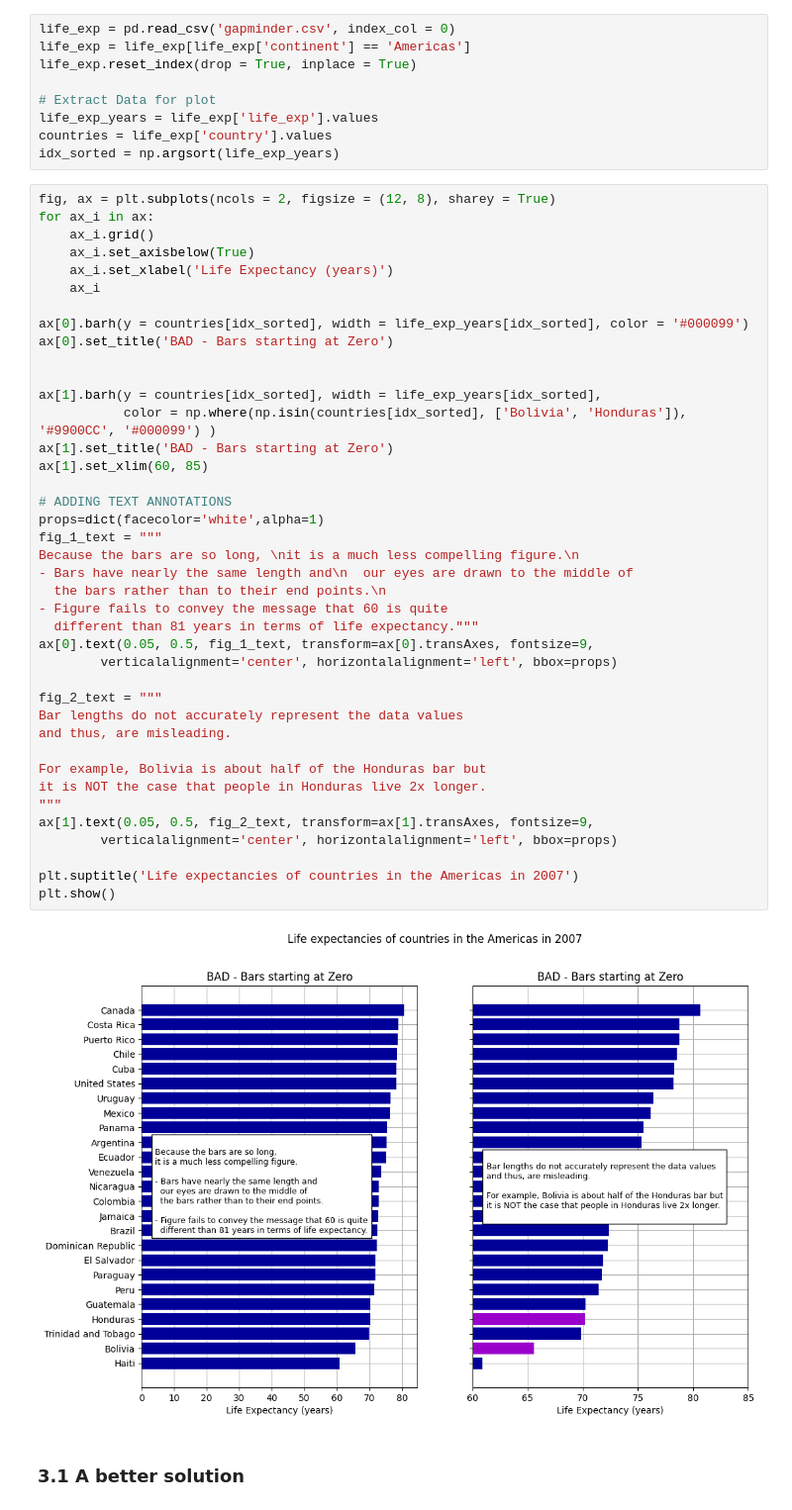
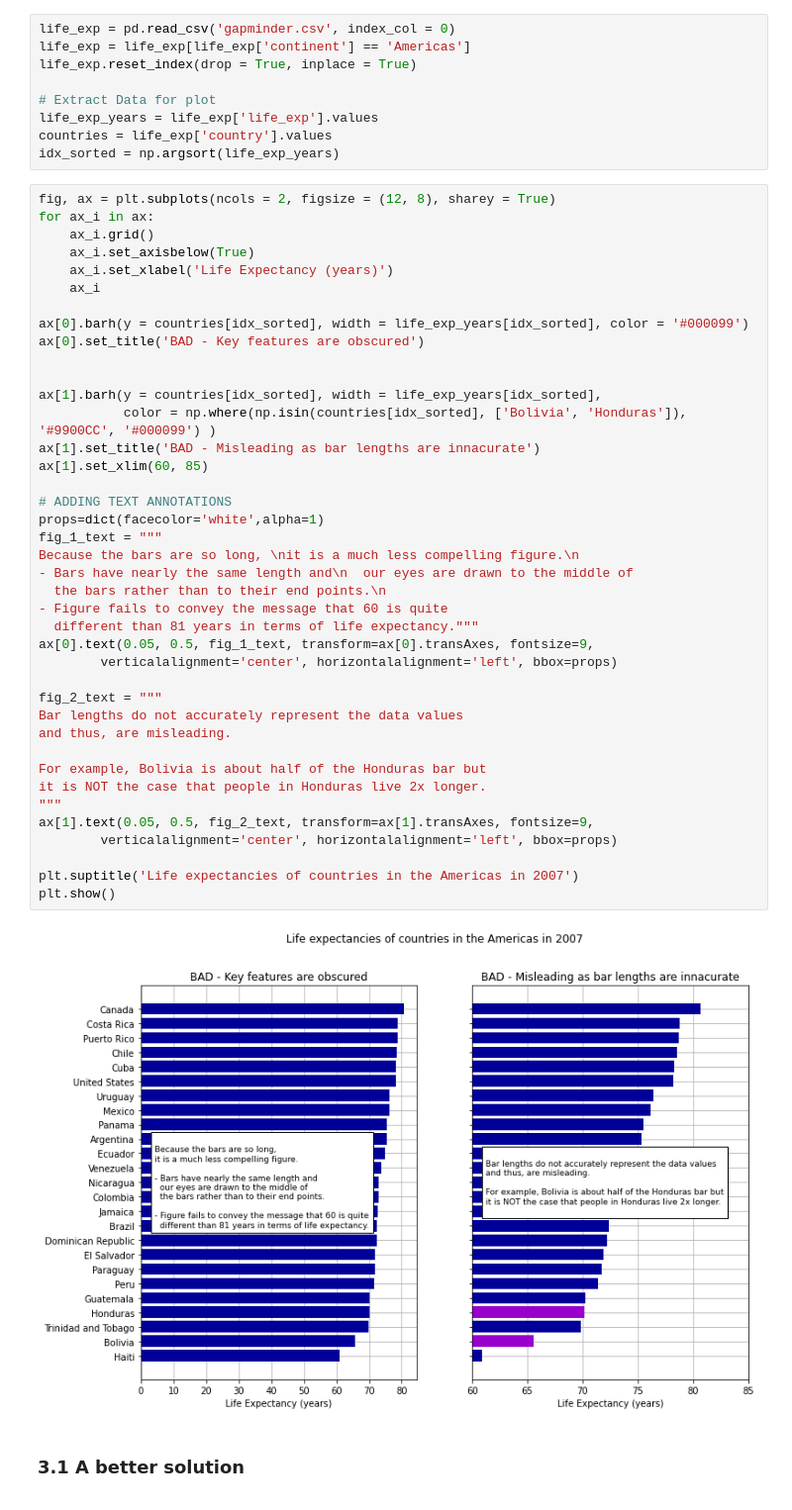
Before and after one commit to LorenzoPeve/Data-Viz, a Jupyter notebook: 02_Visualizing_Amounts/visualizing_amounts.ipynb, the cells around one changed output. Shown at 99% size. Drawn from its saved outputs; the diff is of its cells as text.

```diff
--- a/02_Visualizing_Amounts/visualizing_amounts.ipynb
+++ b/02_Visualizing_Amounts/visualizing_amounts.ipynb
@@ -181,39 +191,39 @@ for ax_i in ax:
     ax_i
 
 ax[0].barh(y = countries[idx_sorted], width = life_exp_years[idx_sorted], color = '#000099')
-ax[0].set_title('BAD - Bars starting at Zero')
+ax[0].set_title('BAD - Key features are obscured')
 
 
 ax[1].barh(y = countries[idx_sorted], width = life_exp_years[idx_sorted],
            color = np.where(np.isin(countries[idx_sorted], ['Bolivia', 'Honduras']), '#9900CC', '#000099') )
-ax[1].set_title('BAD - Bars starting at Zero')
+ax[1].set_title('BAD - Misleading as bar lengths are innacurate')
 ax[1].set_xlim(60, 85)
 
 # ADDING TEXT ANNOTATIONS
 props=dict(facecolor='white',alpha=1)
 fig_1_text = """
 Because the bars are so long, \nit is a much less compelling figure.\n
 - Bars have nearly the same length and\n  our eyes are drawn to the middle of
   the bars rather than to their end points.\n
 - Figure fails to convey the message that 60 is quite
   different than 81 years in terms of life expectancy."""
 ax[0].text(0.05, 0.5, fig_1_text, transform=ax[0].transAxes, fontsize=9,
         verticalalignment='center', horizontalalignment='left', bbox=props)
 
 fig_2_text = """
 Bar lengths do not accurately represent the data values
 and thus, are misleading.
 
 For example, Bolivia is about half of the Honduras bar but
 it is NOT the case that people in Honduras live 2x longer.
 """
 ax[1].text(0.05, 0.5, fig_2_text, transform=ax[1].transAxes, fontsize=9,
         verticalalignment='center', horizontalalignment='left', bbox=props)
 
 plt.suptitle('Life expectancies of countries in the Americas in 2007')
 plt.show()
 # %% [output]
-[figure, old version]
+[figure, new version]
 # %% [markdown]
 ### 3.1 A better solution
 # %% [markdown]
```
Also changed, not shown: parts of 36 cells of this notebook.
